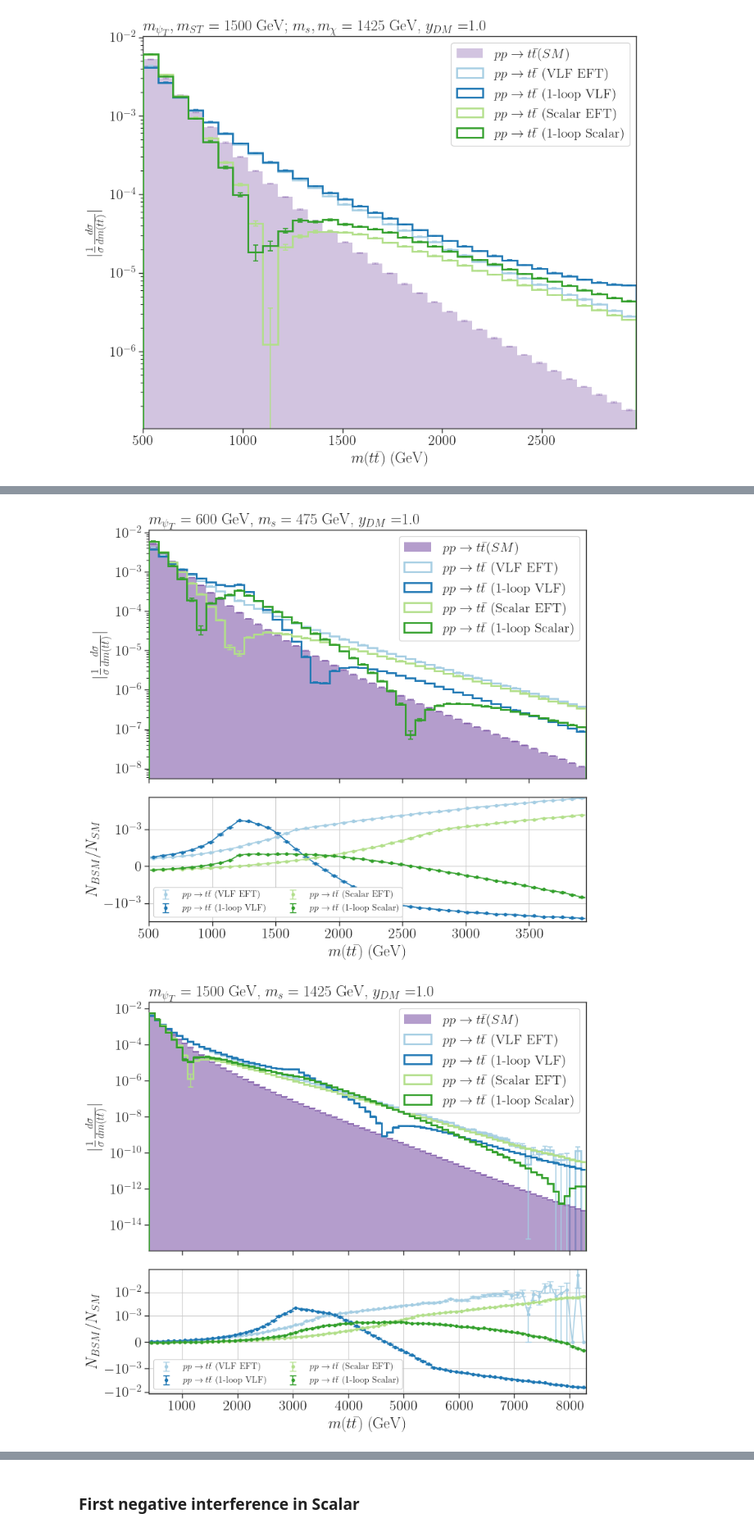
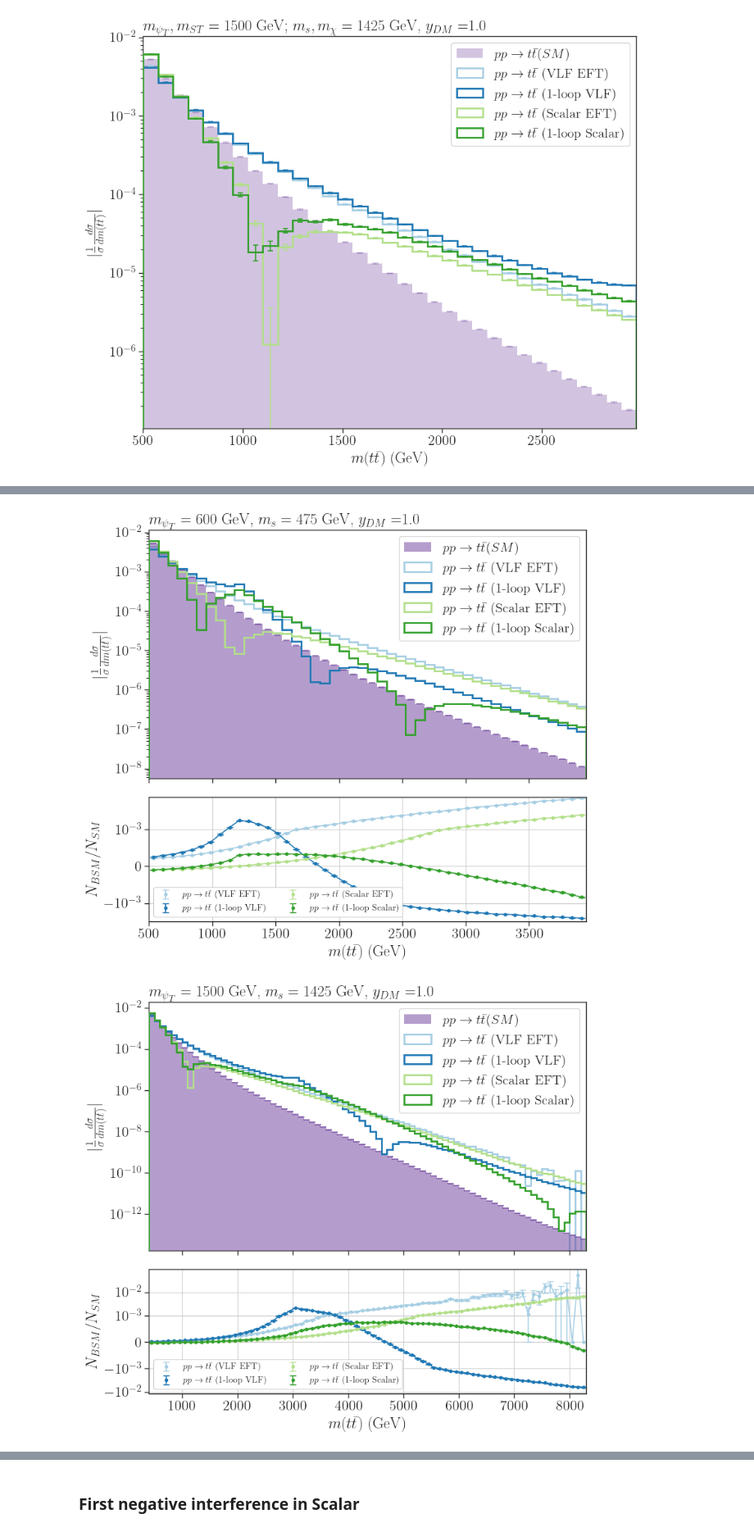
Before and after one commit to viniciusrocca/EFT_ToyModel, a Jupyter notebook: Plots/SpinFlipComparison.ipynb, the cells around one changed output, grey strips where cells are left out. Shown at 82% size. Saved outputs shown, nothing was run; the diff lists cells and outputs as text; code cells hidden in the pictures.

```diff
--- a/Plots/SpinFlipComparison.ipynb
+++ b/Plots/SpinFlipComparison.ipynb
@@ -450,7 +414,7 @@ for i in range(0, len(data_NLO), 4):
     # Selecting the models and process for the same mass configuration
     selected = data_NLO[i : i+4]
 
-
+    dist  ='mTT'
    #Defining the space for the two plots
     _, axarr = plt.subplots(2,sharex=True, gridspec_kw = {'height_ratios':[2, 1]},figsize=(8,8))
     plt.subplots_adjust(left=0.12, bottom=0.12, right=0.97, top=None, wspace=None, hspace=0.1)
@@ -1183,8 +1165,8 @@ for i in range(0, len(data_exp), 8):
         y = aux[0]
         # Propagating the error
         yErr = abs(y) * np.sqrt((hErr/h)**2 + np.sum(hErr**2) / (np.sum(h)**2))
-        axarr[0].errorbar(x, y, yerr=yErr,
-                    color=color, fmt='none', capsize=3, capthick=1.2, barsabove=True)
+        #axarr[0].errorbar(x, y, yerr=yErr,
+         #           color=color, fmt='none', capsize=3, capthick=1.2, barsabove=True)
 
 
 
@@ -1227,6 +1209,8 @@ for i in range(0, len(data_exp), 8):
     axarr[1].grid(True)
     #axarr[1].set_yscale('symlog', linthresh = 0.0001)
     #axarr[1].set_ylim(0.5, 1.5) # Set a reasonable y-range for the ratio
+    filename = f"mttWEFT_pp_mPsiT_{int(mPsiT)}_mSDM_{int(mSDM)}.png"
+    plt.savefig(filename, bbox_inches='tight')
 
 plt.show()
 # %% [output]
@@ -1235,5 +1219,5 @@ plt.show()
-[figure, old version]
+[figure, new version]
-[figure, old version]
+[figure, new version]
 # %%
 
 
```
Also changed, not shown: parts of 11 cells of this notebook, 49 other files.
